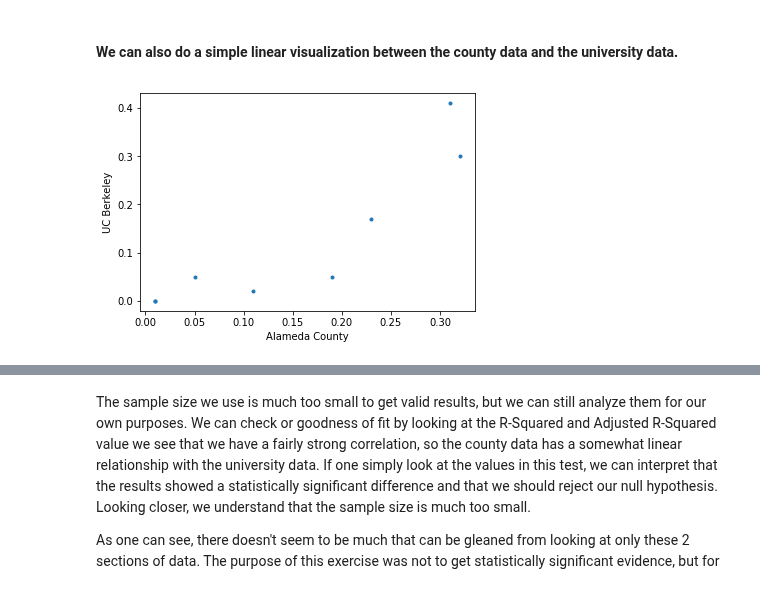
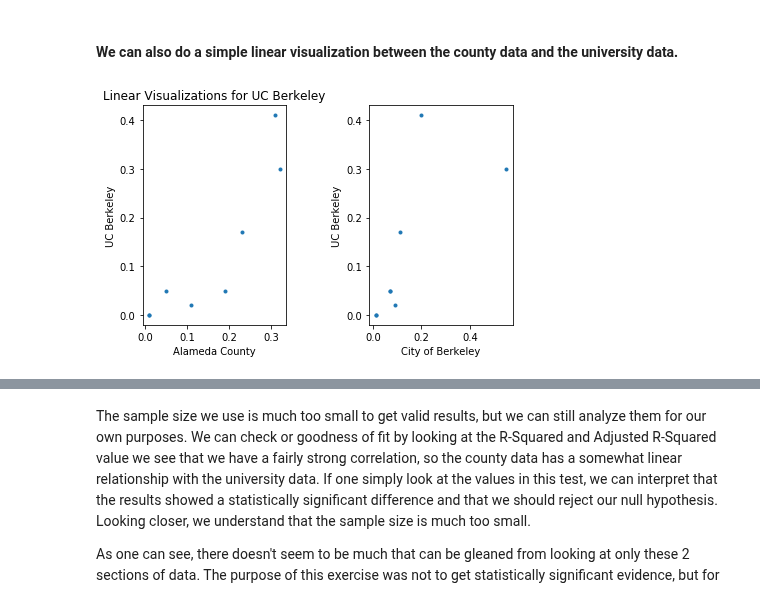
Before and after one commit to nforesti/education, a Jupyter notebook: FinalProject.ipynb, the cells around one changed output, grey strips where cells are left out. Saved outputs shown, nothing was run; the diff lists cells and outputs as text; code cells hidden in the pictures.

```diff
--- a/FinalProject.ipynb
+++ b/FinalProject.ipynb
@@ -576,13 +577,23 @@ At a glance we can see that the difference in race between these 3 values can se
 # %%
 county = df_counties.loc['alameda-ca']
 univ = ((df_800.loc[df_800['name'] == 'university-of-california---berkeley']).drop(columns = ['ranking', 'name']).values.astype(float))
 city = df_cities.loc['berkeley-ca']
 univ = np.squeeze(univ)
 
 f, ax = plt.subplots()
-ax.plot(county, univ, ".")
 
+plt.subplot(1,2,1)
+plt.plot(county, univ, ".")
 plt.xlabel('Alameda County');
 plt.ylabel('UC Berkeley');
+plt.title('Linear Visualizations for UC Berkeley')
+
+plt.subplot(1,2,2)
+plt.plot(city, univ, ".")
+plt.xlabel('City of Berkeley');
+plt.ylabel('UC Berkeley');
+
+plt.tight_layout()
+plt.show()
 # %% [output]
-[figure, old version]
+[figure, new version]
```
Also changed, not shown: parts of 25 cells of this notebook.
